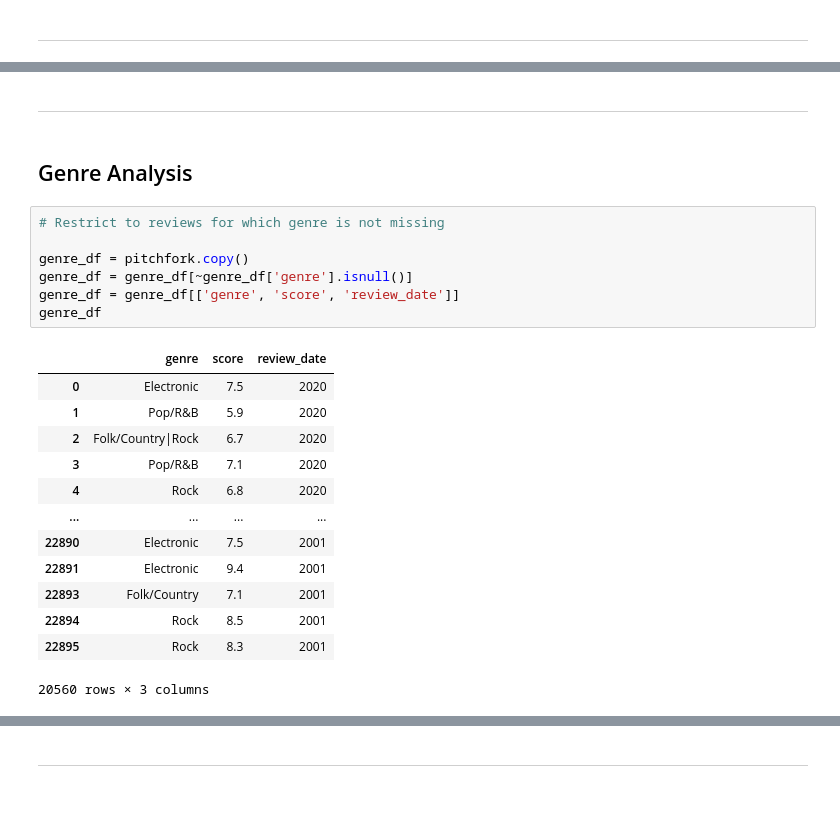
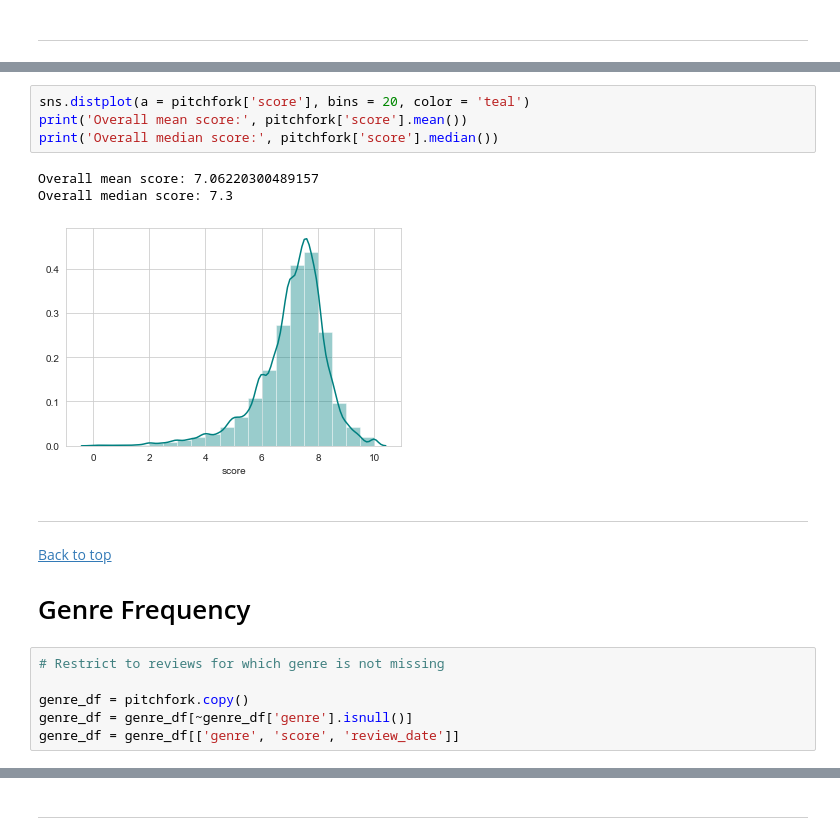
Before and after one commit to nickdevin/pitchfork, a Jupyter notebook: web_scraping_project.ipynb, the cells around one changed output, grey strips where cells are left out. Drawn from its saved outputs; the diff is of its cells as text; blank space fills up the shorter version.

```diff
--- a/web_scraping_project.ipynb
+++ b/web_scraping_project.ipynb
@@ -57,27 +116,24 @@ pitchfork['review_date'] = pd.to_datetime(pitchfork['review_date']).map(lambda d
+# %%
+sns.distplot(a = pitchfork['score'], bins = 20, color = 'teal')
+print('Overall mean score:', pitchfork['score'].mean())
+print('Overall median score:', pitchfork['score'].median())
+# %% [output]
+Overall mean score: 7.06220300489157
+Overall median score: 7.3
+[figure, added]
 # %% [markdown]
 ---
-# %% [markdown]
-## Genre Analysis
+# %% [markdown]
+<a href="#top">Back to top</a><br>
+
+<a name="GF"></a>
+
+# Genre Frequency
 # %%
 # Restrict to reviews for which genre is not missing
 
 genre_df = pitchfork.copy()
 genre_df = genre_df[~genre_df['genre'].isnull()]
 genre_df = genre_df[['genre', 'score', 'review_date']]
-genre_df
-# %% [output]
-|  | genre | score | review_date |
-| 0 | Electronic | 7.5 | 2020 |
-| 1 | Pop/R&B | 5.9 | 2020 |
-| 2 | Folk/Country|Rock | 6.7 | 2020 |
-| 3 | Pop/R&B | 7.1 | 2020 |
-| 4 | Rock | 6.8 | 2020 |
-| ... | ... | ... | ... |
-| 22890 | Electronic | 7.5 | 2001 |
-| 22891 | Electronic | 9.4 | 2001 |
-| 22893 | Folk/Country | 7.1 | 2001 |
-| 22894 | Rock | 8.5 | 2001 |
-| 22895 | Rock | 8.3 | 2001 |
-20560 rows × 3 columns
 # %%
 # Several albums belong to more than one genre.
```
Also changed, not shown: parts of 76 cells of this notebook.
